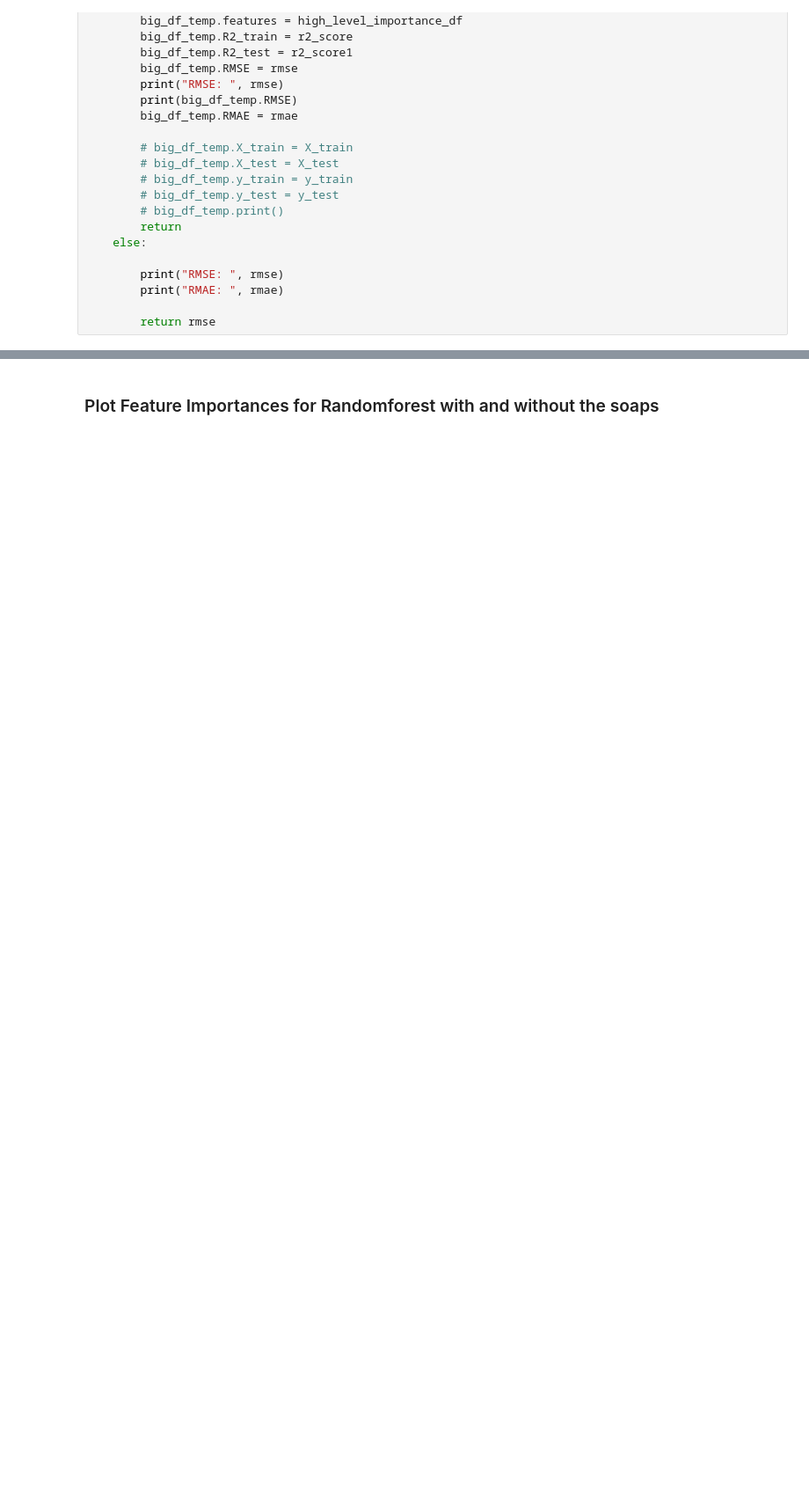
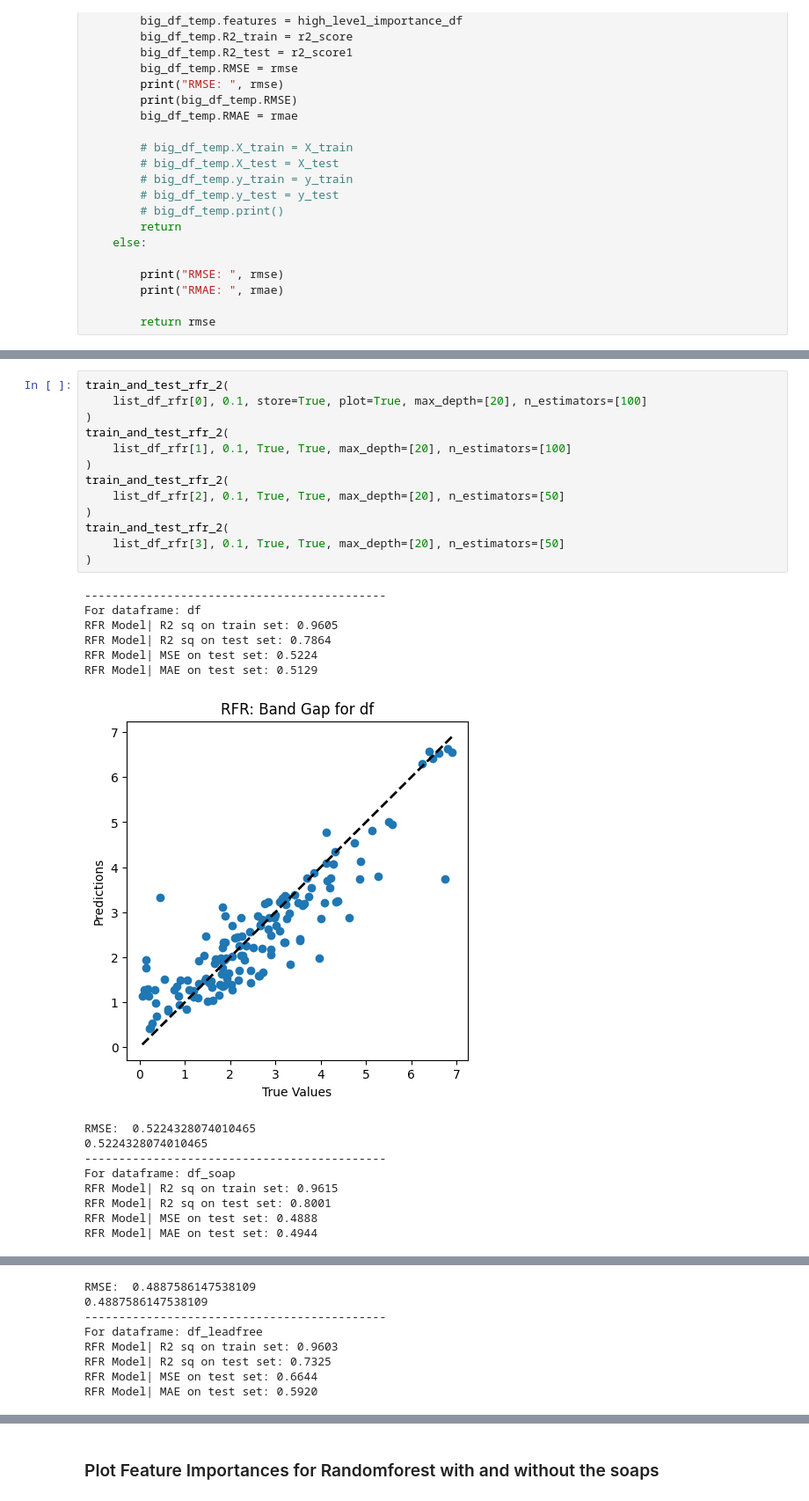
Before and after one commit to goetzdominik/Digichem, a Jupyter notebook: dominik/Abgabe.ipynb, the cells around one changed output, grey strips where cells are left out. Shown at 88% size. Cells and saved outputs as stored; diff of their text form; blank space fills up the shorter version.

```diff
--- a/dominik/Abgabe.ipynb
+++ b/dominik/Abgabe.ipynb
@@ -1328,0 +1294,29 @@ RMSE:  0.5892530791794335
+# %%
+train_and_test_rfr_2(
+    list_df_rfr[0], 0.1, store=True, plot=True, max_depth=[20], n_estimators=[100]
+)
+train_and_test_rfr_2(
+    list_df_rfr[1], 0.1, True, True, max_depth=[20], n_estimators=[100]
+)
+train_and_test_rfr_2(
+    list_df_rfr[2], 0.1, True, True, max_depth=[20], n_estimators=[50]
+)
+train_and_test_rfr_2(
+    list_df_rfr[3], 0.1, True, True, max_depth=[20], n_estimators=[50]
+)
+# %% [output]
+--------------------------------------------
+For dataframe: df
+RFR Model| R2 sq on train set: 0.9605
+RFR Model| R2 sq on test set: 0.7864
+RFR Model| MSE on test set: 0.5224
+RFR Model| MAE on test set: 0.5129
+[figure, added]
+RMSE:  0.5224328074010465
+0.5224328074010465
+--------------------------------------------
+For dataframe: df_soap
+RFR Model| R2 sq on train set: 0.9615
+RFR Model| R2 sq on test set: 0.8001
+RFR Model| MSE on test set: 0.4888
+RFR Model| MAE on test set: 0.4944
@@ -1328,0 +1324,8 @@ RMSE:  0.5892530791794335
+RMSE:  0.4887586147538109
+0.4887586147538109
+--------------------------------------------
+For dataframe: df_leadfree
+RFR Model| R2 sq on train set: 0.9603
+RFR Model| R2 sq on test set: 0.7325
+RFR Model| MSE on test set: 0.6644
+RFR Model| MAE on test set: 0.5920
```
Also changed, not shown: parts of 17 cells of this notebook, 4 other files.
